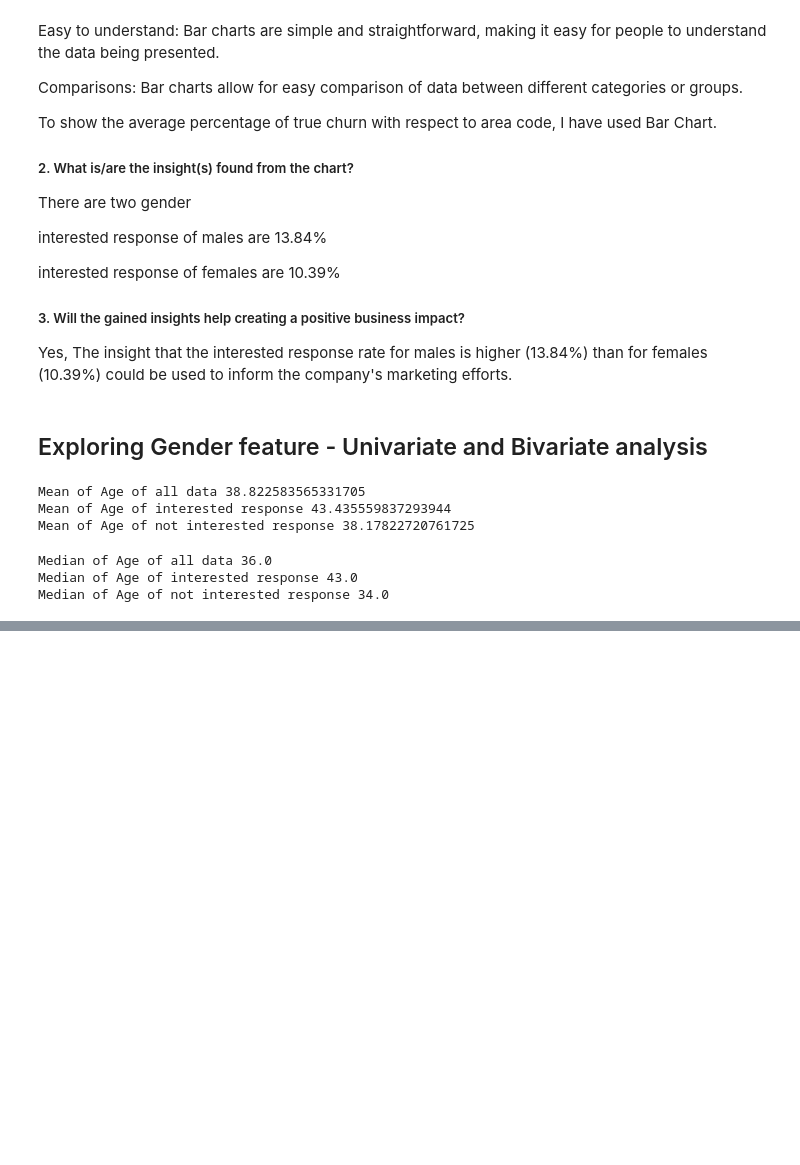
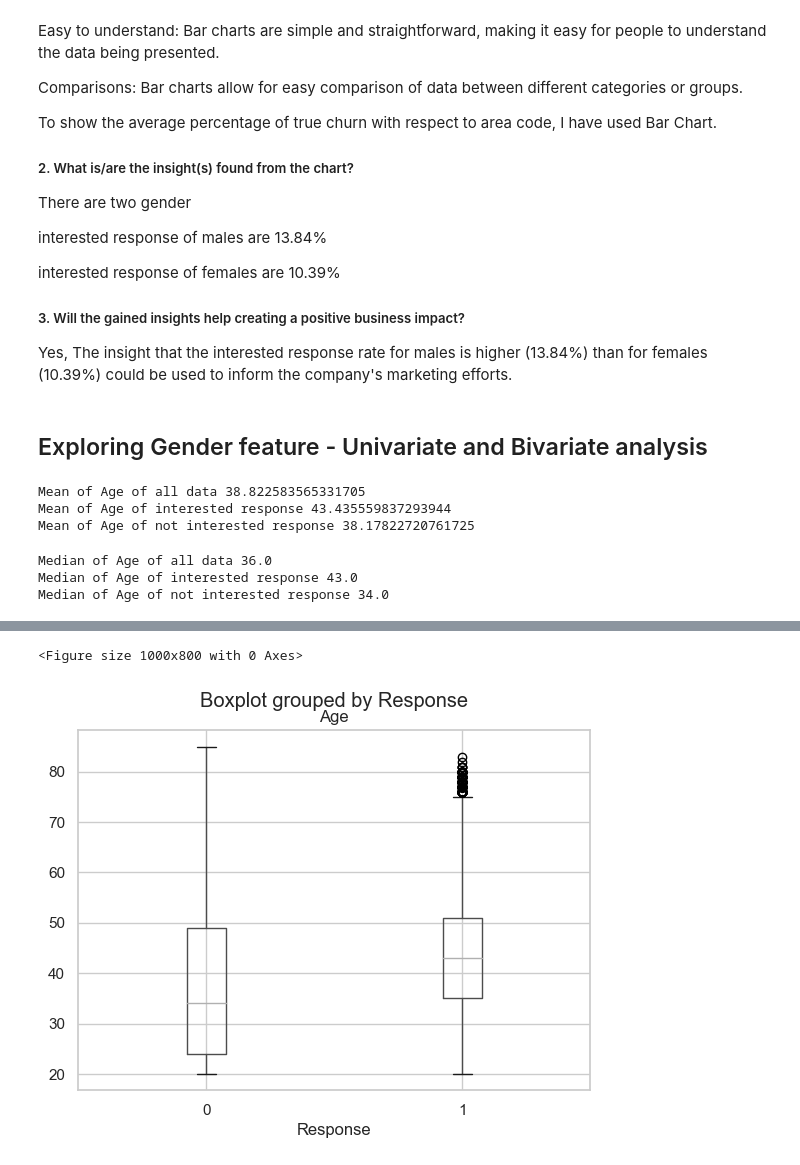
Before and after one commit to tusharraskar/Health-Insurance-Cross-Sell-Prediction, a Jupyter notebook: Health Insurance Cross Sell Prediction.ipynb, the cells around one changed output, grey strips where cells are left out. Drawn from its saved outputs; the diff is of its cells as text; code cells hidden in the pictures; blank space fills up the shorter version.

```diff
--- a/Health Insurance Cross Sell Prediction.ipynb
+++ b/Health Insurance Cross Sell Prediction.ipynb
@@ -301,0 +325,9 @@ plt.legend()
+# %%
+#Analysing by using boxplot diagram between 'Age' and 'response'
+fig = plt.figure(figsize =(10, 8))
+df.boxplot(column='Age', by='Response')
+fig.suptitle('Age', fontsize=14, fontweight='bold')
+plt.show()
+# %% [output]
+<Figure size 1000x800 with 0 Axes>
+[figure, added]
```
Also changed, not shown: parts of 8 cells of this notebook.
